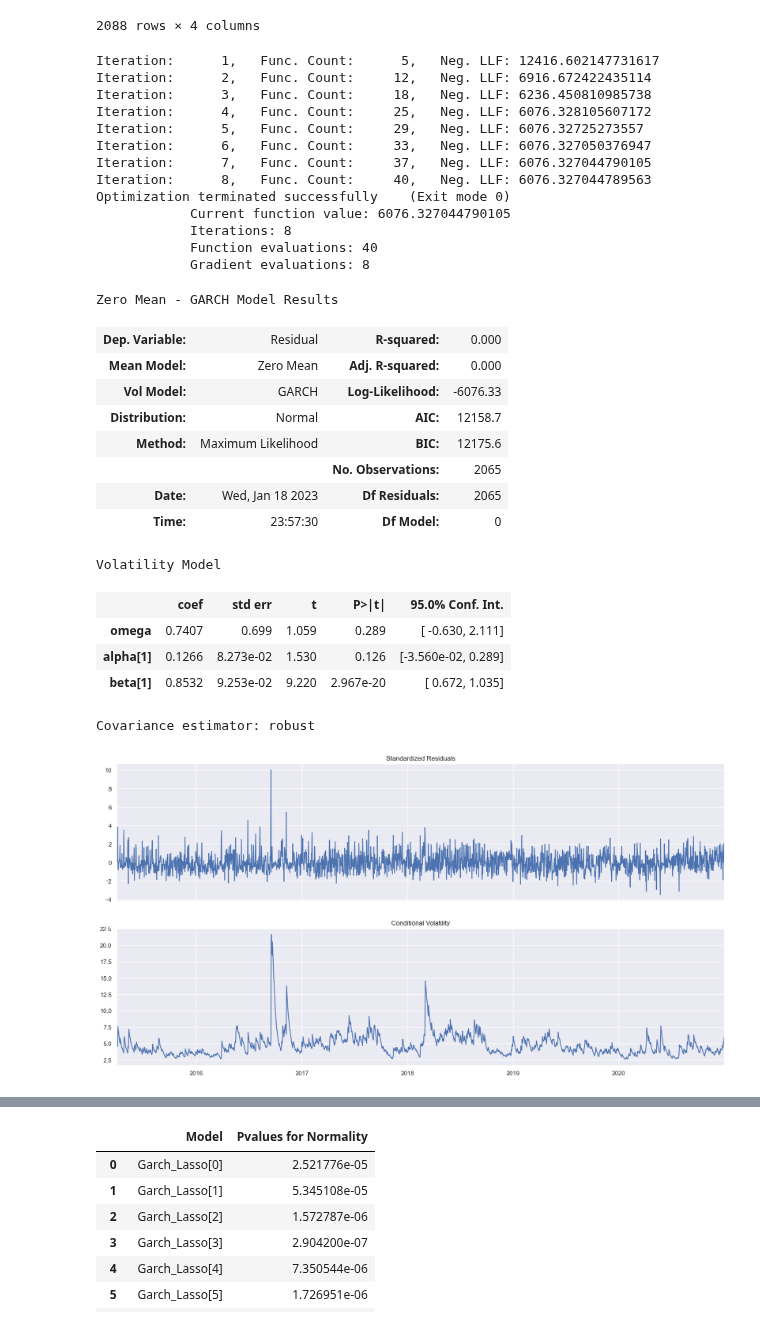
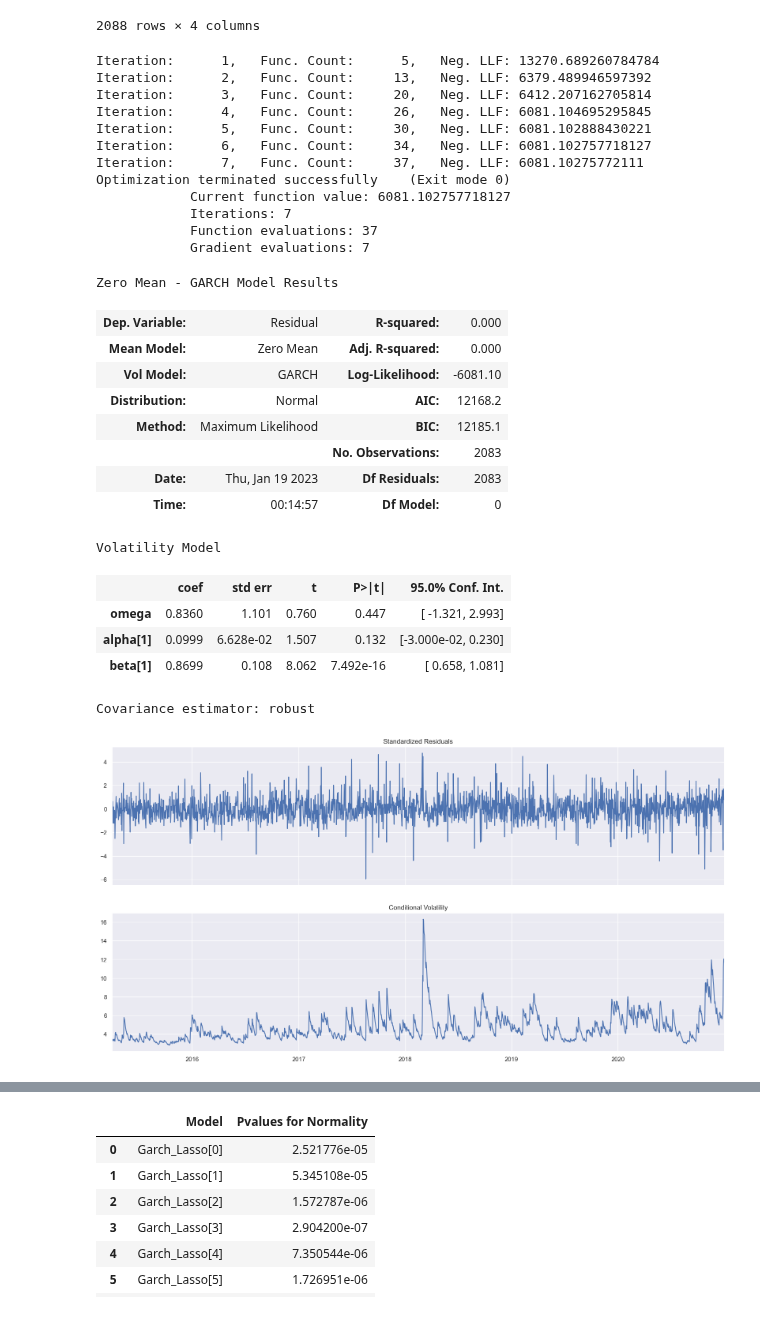
Before and after one commit to KlimisStilp/Price_Timeseries_UK_VScode, a Jupyter notebook: Price Timeseries UK/Totalload_SolarWind_Price_Timeseries.ipynb, the cells around one changed output, grey strips where cells are left out. Saved outputs shown, nothing was run; the diff lists cells and outputs as text; code cells hidden in the pictures.

Commit message:
added an example arch model section for test

```diff
--- a/Price Timeseries UK/Totalload_SolarWind_Price_Timeseries.ipynb
+++ b/Price Timeseries UK/Totalload_SolarWind_Price_Timeseries.ipynb
@@ -430,39 +430,38 @@ lasso[15]
 # %%
 from arch import arch_model
 
-arch_lasso_0 = arch_model(lasso[20]['Residual'], vol='GARCH', p=1,q=1, dist='normal', mean='Zero')
-arch_lasso_0 = arch_lasso_0.fit()
-arch_lasso_0.summary()
+arch_lasso_exp = arch_model(lasso[0]['Residual'], vol='GARCH', p=1,q=1, dist='normal', mean='Zero')
+arch_lasso_exp = arch_lasso_exp.fit()
+arch_lasso_exp.summary()
 # %% [output]
-Iteration:      1,   Func. Count:      5,   Neg. LLF: 12416.602147731617
-Iteration:      2,   Func. Count:     12,   Neg. LLF: 6916.672422435114
-Iteration:      3,   Func. Count:     18,   Neg. LLF: 6236.450810985738
-Iteration:      4,   Func. Count:     25,   Neg. LLF: 6076.328105607172
-Iteration:      5,   Func. Count:     29,   Neg. LLF: 6076.32725273557
-Iteration:      6,   Func. Count:     33,   Neg. LLF: 6076.327050376947
-Iteration:      7,   Func. Count:     37,   Neg. LLF: 6076.327044790105
-Iteration:      8,   Func. Count:     40,   Neg. LLF: 6076.327044789563
+Iteration:      1,   Func. Count:      5,   Neg. LLF: 13270.689260784784
+Iteration:      2,   Func. Count:     13,   Neg. LLF: 6379.489946597392
+Iteration:      3,   Func. Count:     20,   Neg. LLF: 6412.207162705814
+Iteration:      4,   Func. Count:     26,   Neg. LLF: 6081.104695295845
+Iteration:      5,   Func. Count:     30,   Neg. LLF: 6081.102888430221
+Iteration:      6,   Func. Count:     34,   Neg. LLF: 6081.102757718127
+Iteration:      7,   Func. Count:     37,   Neg. LLF: 6081.10275772111
 Optimization terminated successfully    (Exit mode 0)
-            Current function value: 6076.327044790105
-            Iterations: 8
-            Function evaluations: 40
-            Gradient evaluations: 8
+            Current function value: 6081.102757718127
+            Iterations: 7
+            Function evaluations: 37
+            Gradient evaluations: 7
 Zero Mean - GARCH Model Results
 | Dep. Variable: | Residual | R-squared: | 0.000 |
 | Mean Model: | Zero Mean | Adj. R-squared: | 0.000 |
-| Vol Model: | GARCH | Log-Likelihood: | -6076.33 |
-| Distribution: | Normal | AIC: | 12158.7 |
-| Method: | Maximum Likelihood | BIC: | 12175.6 |
-|  |  | No. Observations: | 2065 |
-| Date: | Wed, Jan 18 2023 | Df Residuals: | 2065 |
-| Time: | 23:57:30 | Df Model: | 0 |
+| Vol Model: | GARCH | Log-Likelihood: | -6081.10 |
+| Distribution: | Normal | AIC: | 12168.2 |
+| Method: | Maximum Likelihood | BIC: | 12185.1 |
+|  |  | No. Observations: | 2083 |
+| Date: | Thu, Jan 19 2023 | Df Residuals: | 2083 |
+| Time: | 00:14:57 | Df Model: | 0 |
 Volatility Model
 |  | coef | std err | t | P>|t| | 95.0% Conf. Int. |
-| omega | 0.7407 | 0.699 | 1.059 | 0.289 | [ -0.630, 2.111] |
-| alpha[1] | 0.1266 | 8.273e-02 | 1.530 | 0.126 | [-3.560e-02, 0.289] |
-| beta[1] | 0.8532 | 9.253e-02 | 9.220 | 2.967e-20 | [ 0.672, 1.035] |
+| omega | 0.8360 | 1.101 | 0.760 | 0.447 | [ -1.321, 2.993] |
+| alpha[1] | 0.0999 | 6.628e-02 | 1.507 | 0.132 | [-3.000e-02, 0.230] |
+| beta[1] | 0.8699 | 0.108 | 8.062 | 7.492e-16 | [ 0.658, 1.081] |
 Covariance estimator: robust
 # %%
-arch_lasso_0.plot();
+arch_lasso_exp.plot();
 # %% [output]
-[figure, old version]
+[figure, new version]
```
Also changed, not shown: parts of 3 cells of this notebook.
